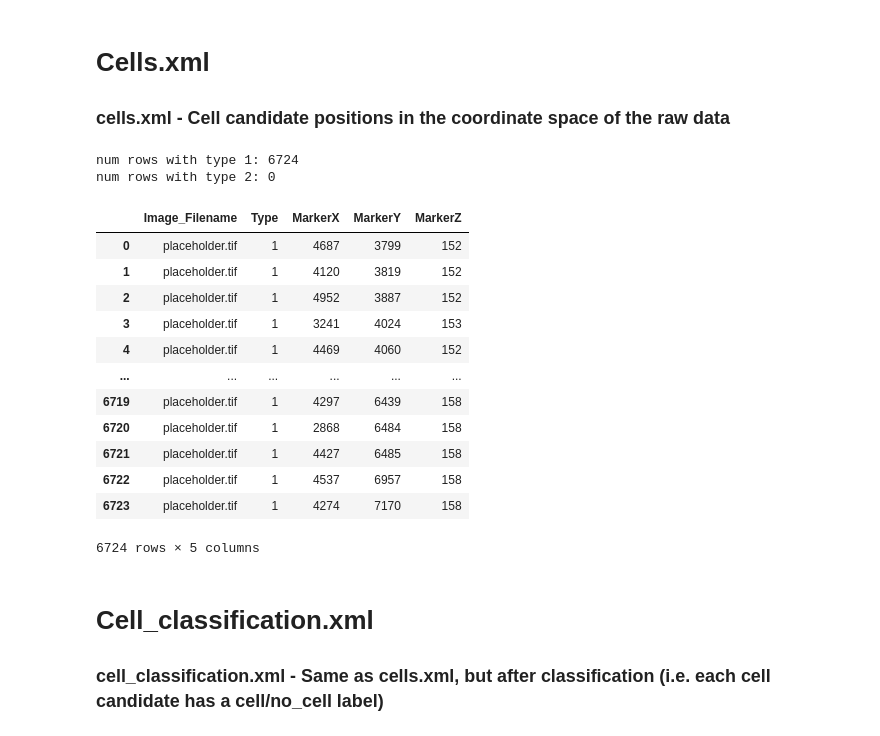
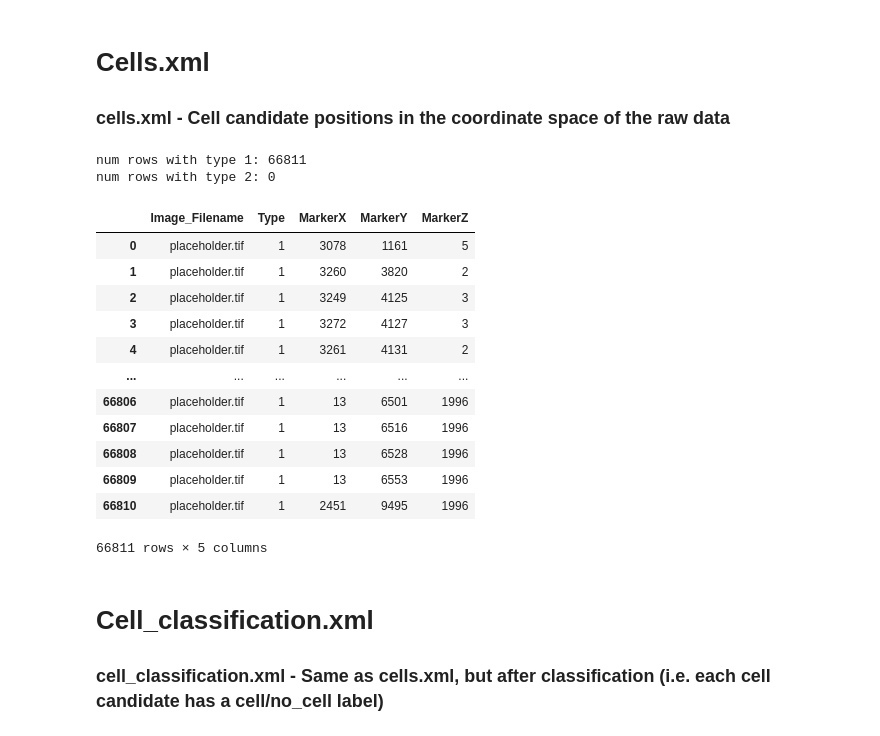
Before and after one commit to granthughes1999/cellfinder_brainrender, a Jupyter notebook: visualize_cells.xml_cell_classificatio.xml_.ipynb, the cells around one changed output. Cells and saved outputs as stored; diff of their text form; code cells hidden in the pictures.

```diff
--- a/visualize_cells.xml_cell_classificatio.xml_.ipynb
+++ b/visualize_cells.xml_cell_classificatio.xml_.ipynb
@@ -7,7 +8,7 @@ import pandas as pd
 ### cells.xml - Cell candidate positions in the coordinate space of the raw data
 # %%
 # Parse the XML file
-tree = ET.parse('/Users/grant/Desktop/cellfinder_output_rfp_planes150_160_022323/points/cells.xml')
+tree = ET.parse('/Users/grant/Desktop/work/Denman_Lab/Cal_Light/LifeCanvas/cellfinder_outputs/G21/Combined/G21_cellfinder_gfp_rfp_031223//points/cells.xml')
 
 # Get the root element
 root = tree.getroot()
@@ -16,46 +17,46 @@ root = tree.getroot()
 image_filename = root.find('Image_Properties/Image_Filename').text
 
 # Create a list of dictionaries to store the data
 data = []
 for marker_type in root.findall('Marker_Data/Marker_Type'):
     type_id = marker_type.find('Type').text
     for marker in marker_type.findall('Marker'):
         row = {'Image_Filename': image_filename,
                'Type': type_id,
                'MarkerX': marker.find('MarkerX').text,
                'MarkerY': marker.find('MarkerY').text,
                'MarkerZ': marker.find('MarkerZ').text}
         data.append(row)
 
 # Create a pandas DataFrame from the data
 cells_df = pd.DataFrame(data, columns=['Image_Filename', 'Type', 'MarkerX', 'MarkerY', 'MarkerZ'])
 
 # Assuming your DataFrame is called "df"
 num_rows_with_type_1 = len(cells_df[cells_df['Type'] == '1'])
 print("num rows with type 1: " + str(num_rows_with_type_1))
 
 # Assuming your DataFrame is called "df"
 num_rows_with_type_2 = len(cells_df[cells_df['Type'] == '2'])
 print("num rows with type 2: " + str(num_rows_with_type_2))
 
 
 cells_df
 # %% [output]
-num rows with type 1: 6724
+num rows with type 1: 66811
 num rows with type 2: 0
 |  | Image_Filename | Type | MarkerX | MarkerY | MarkerZ |
-| 0 | placeholder.tif | 1 | 4687 | 3799 | 152 |
-| 1 | placeholder.tif | 1 | 4120 | 3819 | 152 |
-| 2 | placeholder.tif | 1 | 4952 | 3887 | 152 |
-| 3 | placeholder.tif | 1 | 3241 | 4024 | 153 |
-| 4 | placeholder.tif | 1 | 4469 | 4060 | 152 |
+| 0 | placeholder.tif | 1 | 3078 | 1161 | 5 |
+| 1 | placeholder.tif | 1 | 3260 | 3820 | 2 |
+| 2 | placeholder.tif | 1 | 3249 | 4125 | 3 |
+| 3 | placeholder.tif | 1 | 3272 | 4127 | 3 |
+| 4 | placeholder.tif | 1 | 3261 | 4131 | 2 |
 | ... | ... | ... | ... | ... | ... |
-| 6719 | placeholder.tif | 1 | 4297 | 6439 | 158 |
-| 6720 | placeholder.tif | 1 | 2868 | 6484 | 158 |
-| 6721 | placeholder.tif | 1 | 4427 | 6485 | 158 |
-| 6722 | placeholder.tif | 1 | 4537 | 6957 | 158 |
-| 6723 | placeholder.tif | 1 | 4274 | 7170 | 158 |
+| 66806 | placeholder.tif | 1 | 13 | 6501 | 1996 |
+| 66807 | placeholder.tif | 1 | 13 | 6516 | 1996 |
+| 66808 | placeholder.tif | 1 | 13 | 6528 | 1996 |
+| 66809 | placeholder.tif | 1 | 13 | 6553 | 1996 |
+| 66810 | placeholder.tif | 1 | 2451 | 9495 | 1996 |
-6724 rows × 5 columns
+66811 rows × 5 columns
 # %% [markdown]
 # Cell_classification.xml
 
```
Also changed, not shown: parts of 3 cells of this notebook, 5 other files.
